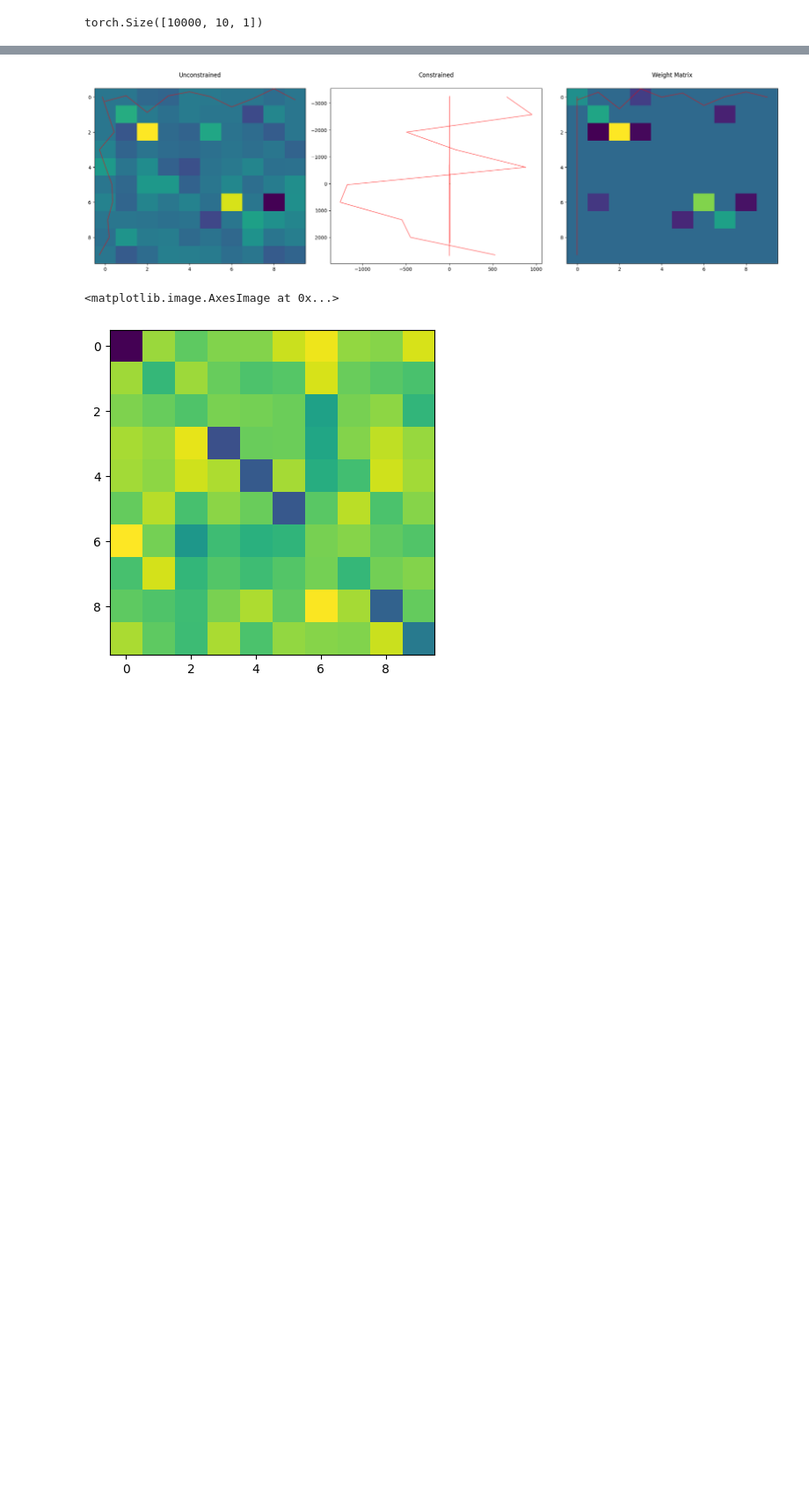
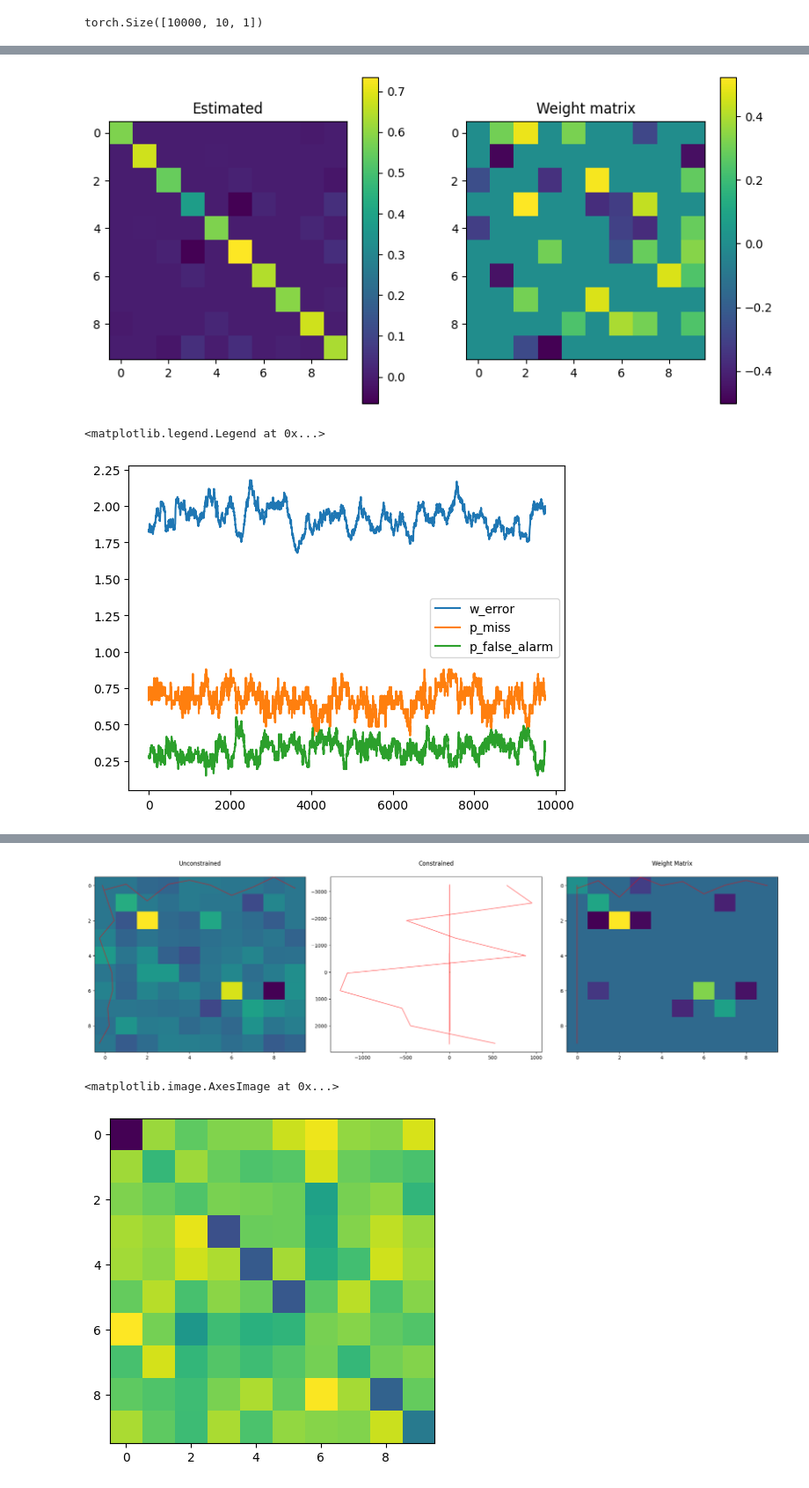
Before and after one commit to jenkins-alex/AdaCGP, a Jupyter notebook: implement.ipynb, the cells around one changed output, grey strips where cells are left out. Shown at 88% size. Saved outputs shown, nothing was run; the diff lists cells and outputs as text; code cells hidden in the pictures; blank space fills up the shorter version.

```diff
--- a/implement.ipynb
+++ b/implement.ipynb
@@ -28,0 +79,21 @@ plt.imshow(weight_matrix.cpu().numpy())
+# %%
+# plot the precision matrix and the weight matrix side by side
+plt.figure(figsize=(10, 5))
+plt.subplot(1, 2, 1)
+plt.imshow(results['matrices'][-1])
+plt.title('Estimated')
+plt.colorbar()
+plt.subplot(1, 2, 2)
+plt.imshow(weight_matrix.cpu().numpy())
+plt.title('Weight matrix')
+plt.colorbar()
+plt.show()
+
+plt.plot(results['w_error'], label='w_error')
+plt.plot(results['p_miss'], label='p_miss')
+plt.plot(results['p_false_alarm'], label='p_false_alarm')
+plt.legend()
+# %% [output]
+[figure, added]
+<matplotlib.legend.Legend at 0x...>
+[figure, added]
```
Also changed, not shown: parts of 5 cells of this notebook, 6 other files.
